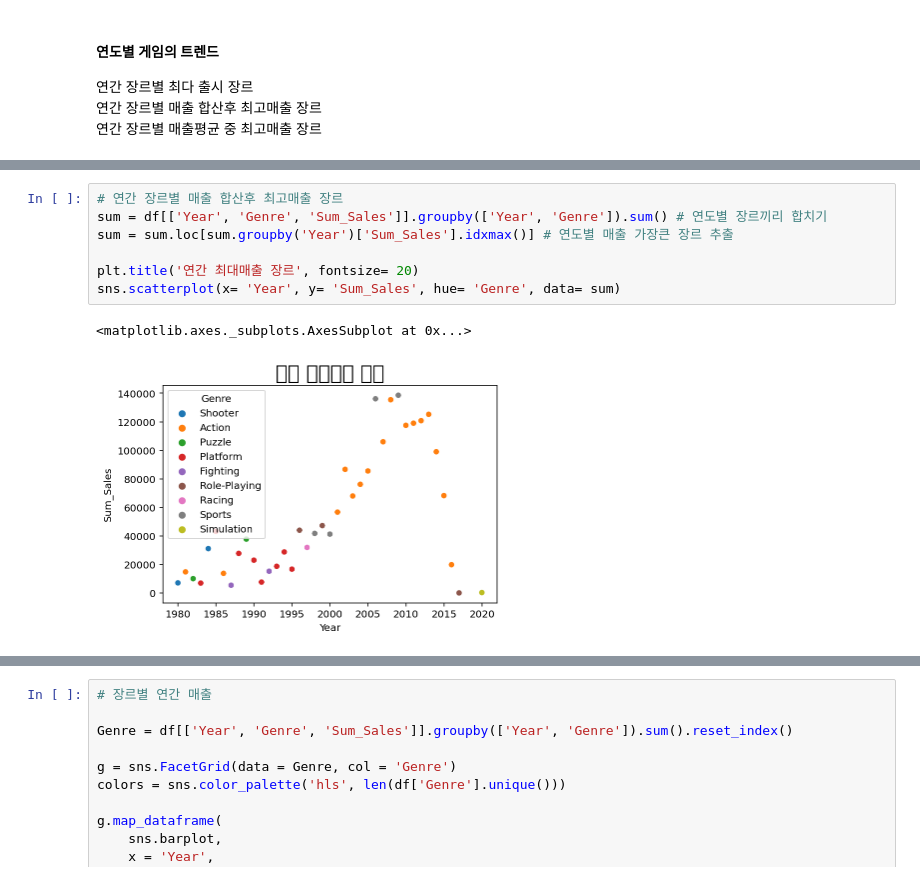
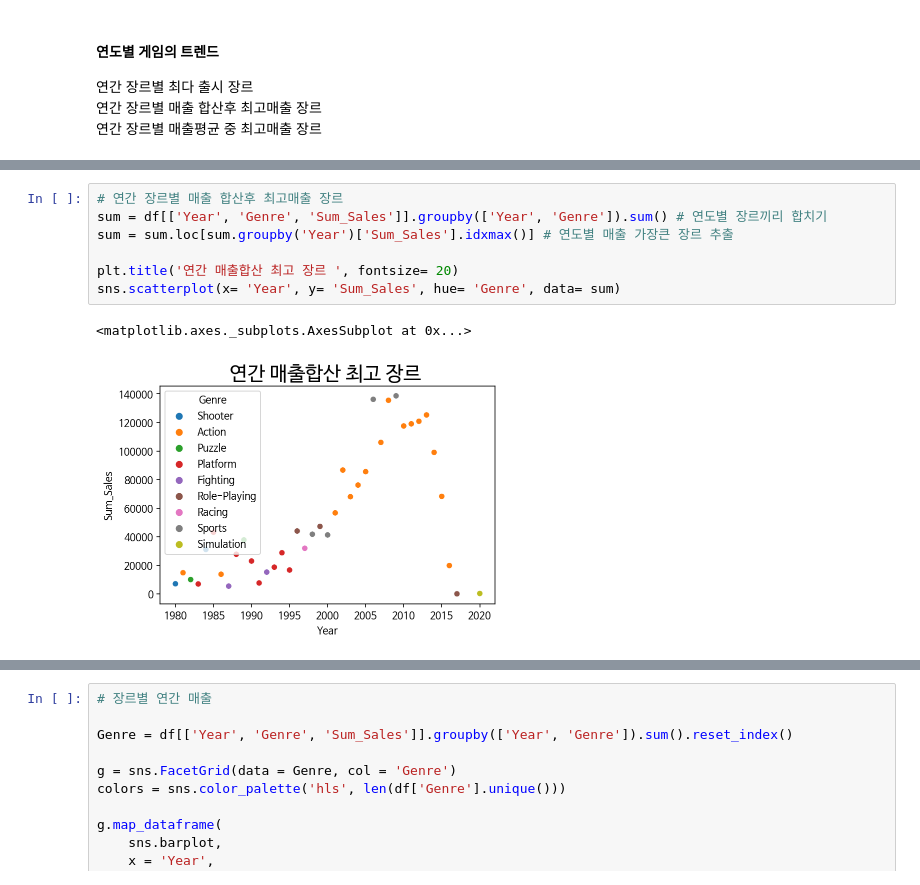
Before and after one commit to C-Designer/Codestates_Section_Project, a Jupyter notebook: Section1_Project.ipynb, the cells around one changed output, grey strips where cells are left out. Cells and saved outputs as stored; diff of their text form.

```diff
--- a/Section1_Project.ipynb
+++ b/Section1_Project.ipynb
@@ -355,13 +396,13 @@ sns.scatterplot(x= 'Year', y= 'Count', hue= 'Genre', data= trend)
 # %%
 # 연간 장르별 매출 합산후 최고매출 장르
 sum = df[['Year', 'Genre', 'Sum_Sales']].groupby(['Year', 'Genre']).sum() # 연도별 장르끼리 합치기
 sum = sum.loc[sum.groupby('Year')['Sum_Sales'].idxmax()] # 연도별 매출 가장큰 장르 추출
 
-plt.title('연간 최대매출 장르', fontsize= 20)
+plt.title('연간 매출합산 최고 장르 ', fontsize= 20)
 sns.scatterplot(x= 'Year', y= 'Sum_Sales', hue= 'Genre', data= sum)
 # %% [output]
 <matplotlib.axes._subplots.AxesSubplot at 0x...>
-[figure, old version]
+[figure, new version]
 # %%
 # 연간 장르별 매출평균 중 최고매출 장르
 mean = df[['Year', 'Genre', 'Sum_Sales']].groupby(['Year', 'Genre']).mean() # 연도별 장르끼리 합치기
```
Also changed, not shown: parts of 31 cells of this notebook.
